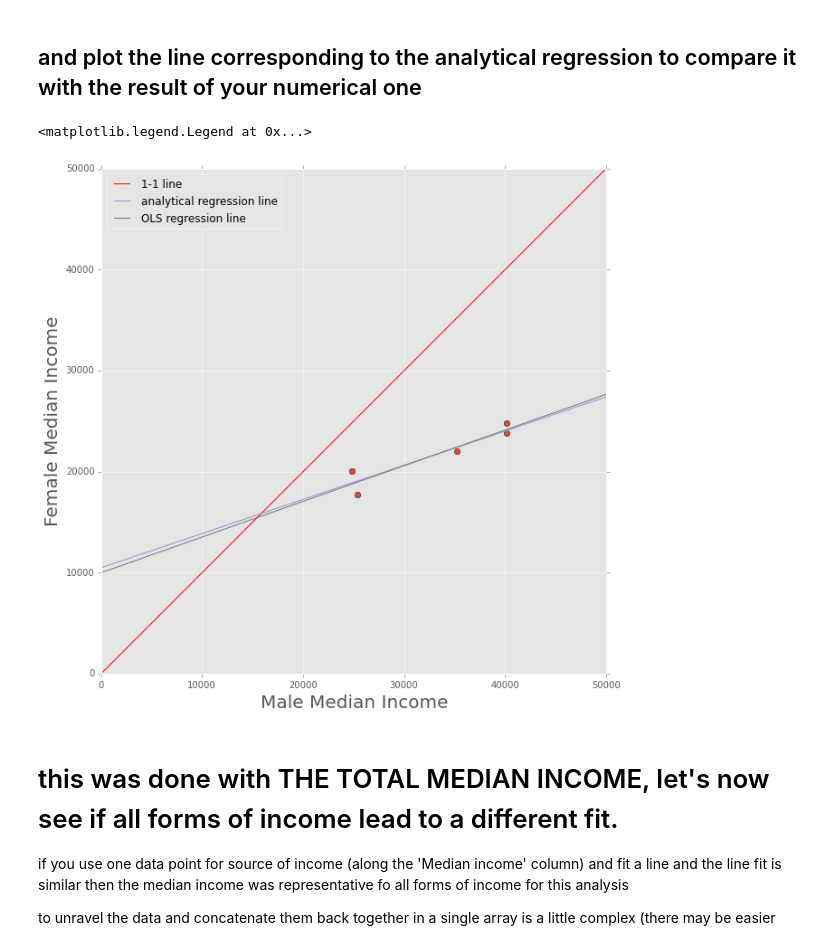
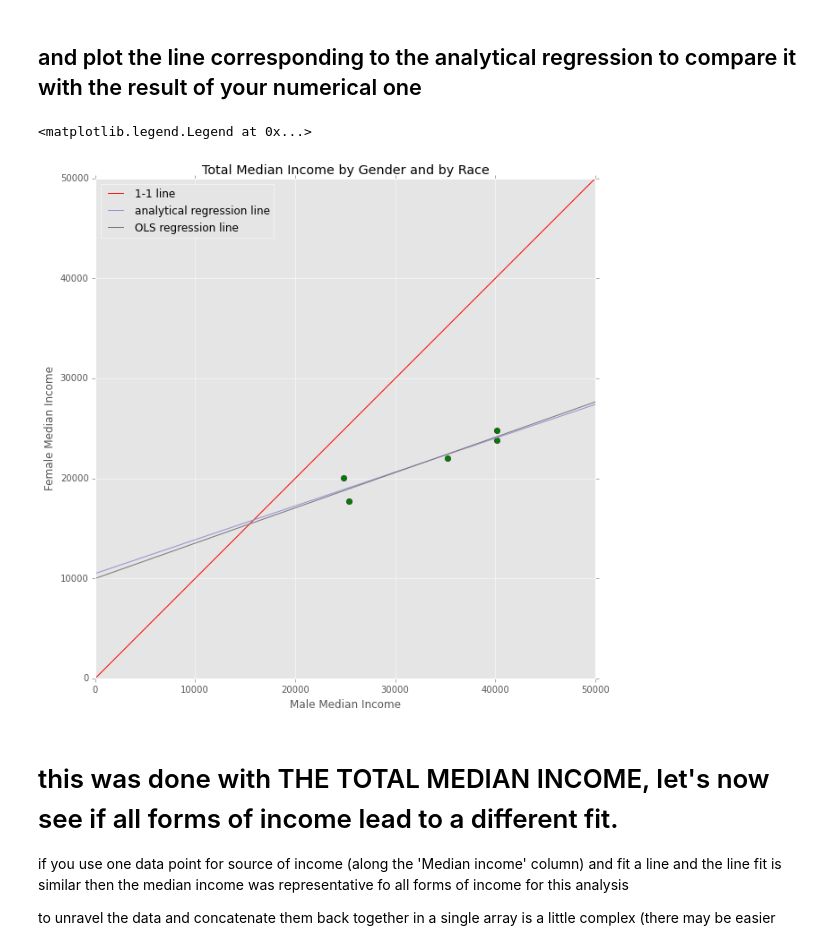
Before and after one commit to TianqiJiang/PUI2015_tjiang, a Jupyter notebook: HW5/Assignment2_income_by_gender-instructions.ipynb, the cells around one changed output. Cells and saved outputs as stored; diff of their text form; code cells hidden in the pictures.

```diff
--- a/HW5/Assignment2_income_by_gender-instructions.ipynb
+++ b/HW5/Assignment2_income_by_gender-instructions.ipynb
@@ -277,20 +277,21 @@ beta0=np.mean(female_median)-beta1*np.mean(male_median)
 ## and plot the line corresponding to the analytical regression to compare it with the result of your numerical one
 # %%
 pl.figure(figsize=(10,10))
-pl.plot(x, y,'o')
+pl.plot(x, y,'o',c='g')
 pl.plot([0,50000],[0,50000], c='r', label='1-1 line')
 
 pl.plot(range(0,50000),beta1*np.arange(0,50000)+beta0, label='analytical regression line')
 plot(range(0,50000),lm.params[1]*np.arange(0,50000) + lm.params[0], label='OLS regression line')
 
 pl.xlim(0, 50000)
 pl.ylim(0, 50000)
 pl.xlabel('Male Median Income')
 pl.ylabel('Female Median Income')
+pl.title('Total Median Income by Gender and by Race')
 pl.legend(loc=2)
 # %% [output]
 <matplotlib.legend.Legend at 0x...>
-[figure, old version]
+[figure, new version]
 # %% [markdown]
 # this was done with THE TOTAL MEDIAN INCOME, let's now see if all forms of income lead to a different fit.
 
```
Also changed, not shown: parts of 9 cells of this notebook.
